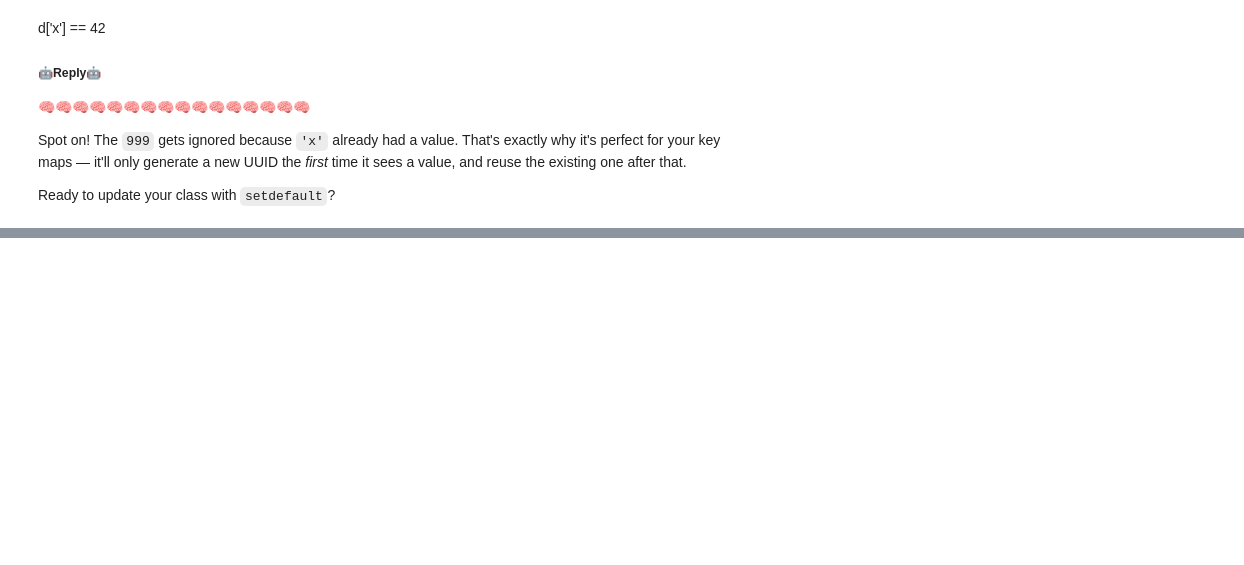
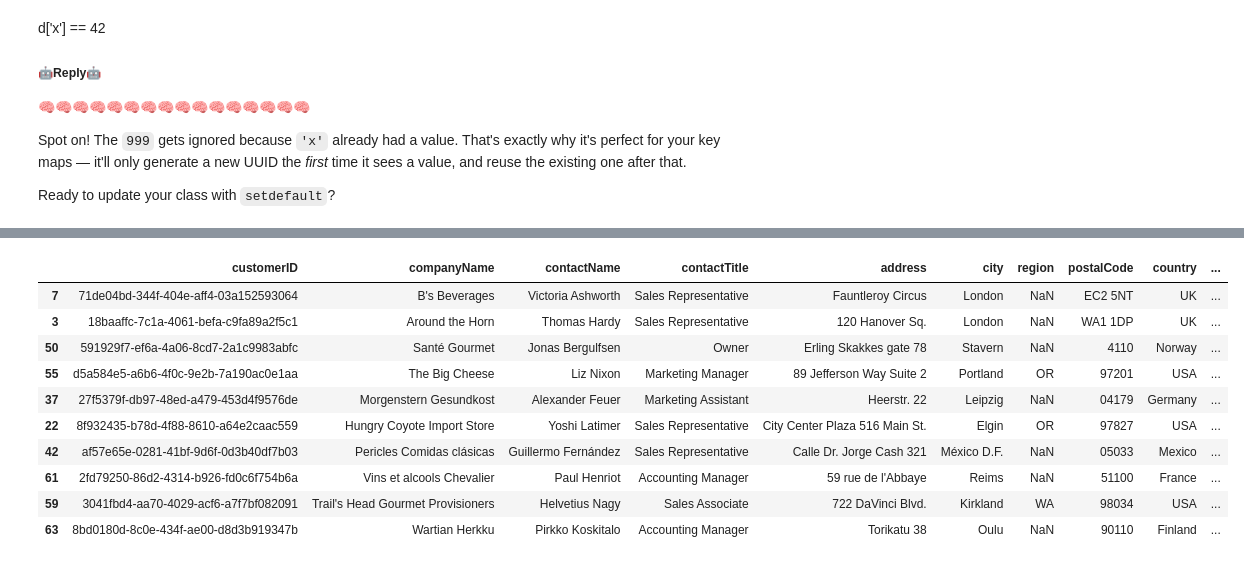
Before and after one commit to giordafrancis/cloakdf, a Jupyter notebook: nbs/00_core.ipynb, the cells around one changed output, grey strips where cells are left out. Cells and saved outputs as stored; diff of their text form; code cells hidden in the pictures; blank space fills up the shorter version.

```diff
--- a/nbs/00_core.ipynb
+++ b/nbs/00_core.ipynb
@@ -458,10 +458,12 @@ class Unknown(object):
         self.vault = {}
         self.key_maps = {}
     def encode(self, name,df):
-        # extract the ids
+        df =df.copy()
         tbl = self.tables[name]
         ids = {k: v for k, v in tbl.items() if k.startswith('id')}
         for group, col in ids.items():
             km = self.key_maps.setdefault(group, {})
             for val in  df[col].dropna().unique(): km.setdefault(val, str(uuid.uuid4()))
+            df[col] = df[col].map(km)
+        return df
     def decode(self, name,df): pass
@@ -477,0 +493,15 @@ Please include your dialog url and error info in your message.
+# %%
+unk = Unknown(tables)
+unk.encode('customers', customers).sample(10)
+# %% [output]
+|  | customerID | companyName | contactName | contactTitle | address | city | region | postalCode | country | ... |
+| 7 | 71de04bd-344f-404e-aff4-03a152593064 | B's Beverages | Victoria Ashworth | Sales Representative | Fauntleroy Circus | London | NaN | EC2 5NT | UK | ... |
+| 3 | 18baaffc-7c1a-4061-befa-c9fa89a2f5c1 | Around the Horn | Thomas Hardy | Sales Representative | 120 Hanover Sq. | London | NaN | WA1 1DP | UK | ... |
+| 50 | 591929f7-ef6a-4a06-8cd7-2a1c9983abfc | Santé Gourmet | Jonas Bergulfsen | Owner | Erling Skakkes gate 78 | Stavern | NaN | 4110 | Norway | ... |
+| 55 | d5a584e5-a6b6-4f0c-9e2b-7a190ac0e1aa | The Big Cheese | Liz Nixon | Marketing Manager | 89 Jefferson Way Suite 2 | Portland | OR | 97201 | USA | ... |
+| 37 | 27f5379f-db97-48ed-a479-453d4f9576de | Morgenstern Gesundkost | Alexander Feuer | Marketing Assistant | Heerstr. 22 | Leipzig | NaN | 04179 | Germany | ... |
+| 22 | 8f932435-b78d-4f88-8610-a64e2caac559 | Hungry Coyote Import Store | Yoshi Latimer | Sales Representative | City Center Plaza 516 Main St. | Elgin | OR | 97827 | USA | ... |
+| 42 | af57e65e-0281-41bf-9d6f-0d3b40df7b03 | Pericles Comidas clásicas | Guillermo Fernández | Sales Representative | Calle Dr. Jorge Cash 321 | México D.F. | NaN | 05033 | Mexico | ... |
+| 61 | 2fd79250-86d2-4314-b926-fd0c6f754b6a | Vins et alcools Chevalier | Paul Henriot | Accounting Manager | 59 rue de l'Abbaye | Reims | NaN | 51100 | France | ... |
+| 59 | 3041fbd4-aa70-4029-acf6-a7f7bf082091 | Trail's Head Gourmet Provisioners | Helvetius Nagy | Sales Associate | 722 DaVinci Blvd. | Kirkland | WA | 98034 | USA | ... |
+| 63 | 8bd0180d-8c0e-434f-ae00-d8d3b919347b | Wartian Herkku | Pirkko Koskitalo | Accounting Manager | Torikatu 38 | Oulu | NaN | 90110 | Finland | ... |
```
Also changed, not shown: parts of 6 cells of this notebook.
